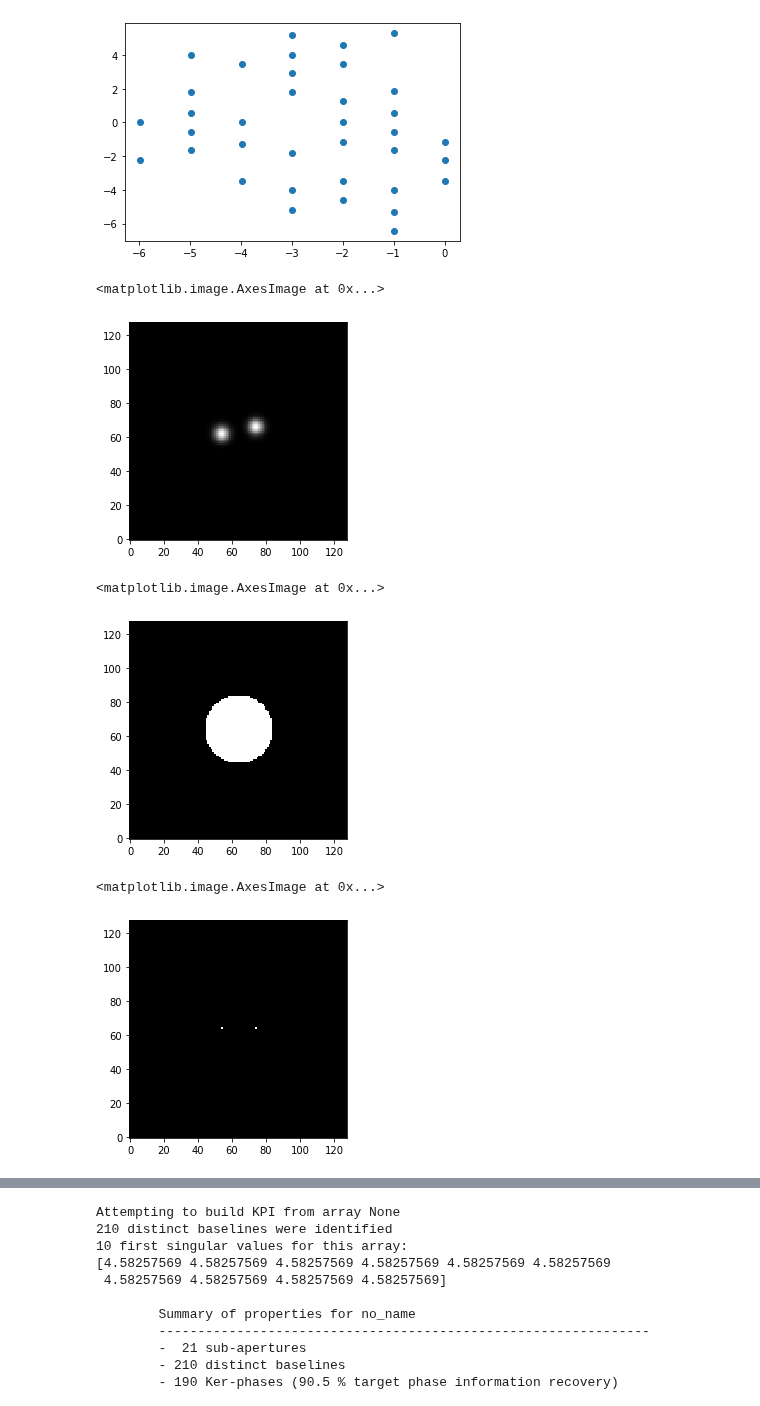
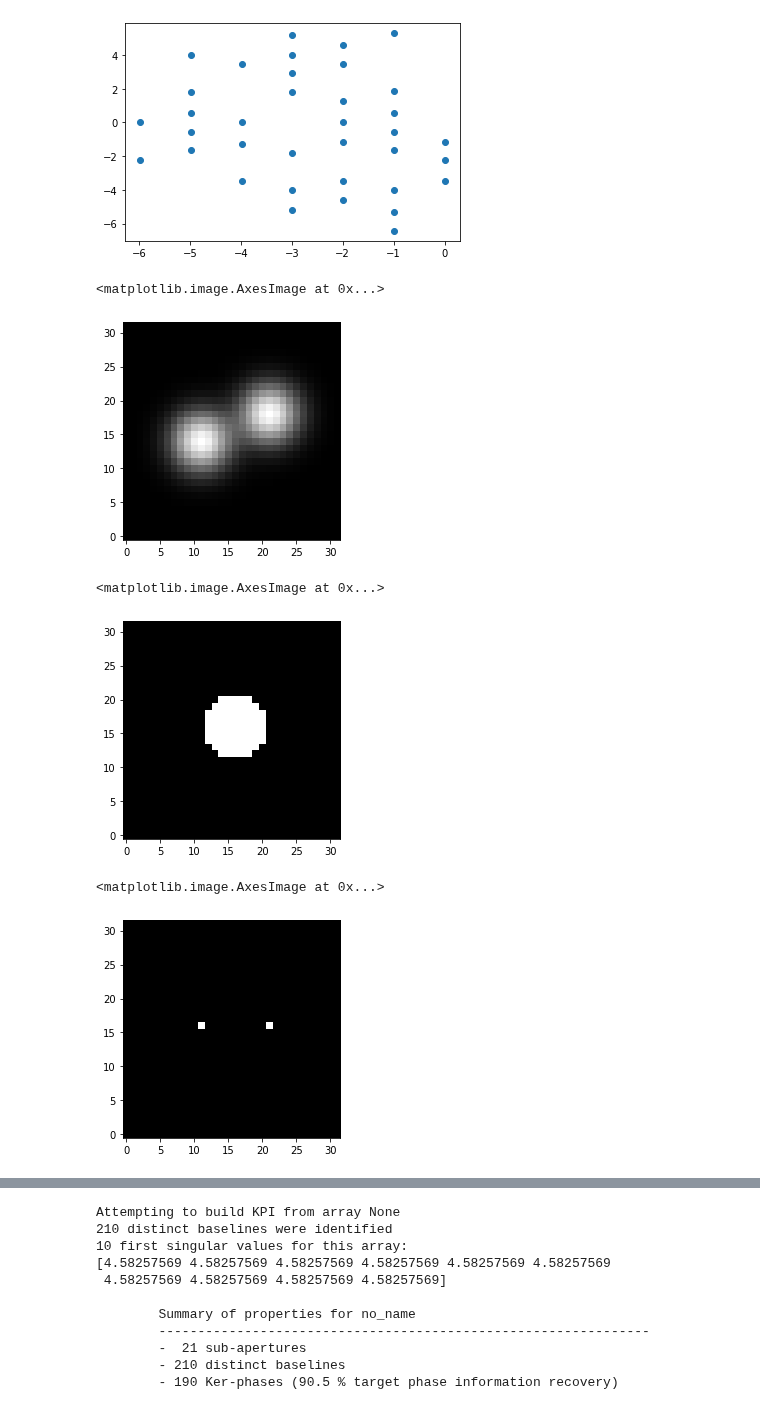
Before and after one commit to AlexandreAdam/ExoRIM, a Jupyter notebook: notebooks/exploration_xara.ipynb, the cells around one changed output, grey strips where cells are left out. Drawn from its saved outputs; the diff is of its cells as text; code cells hidden in the pictures.

```diff
--- a/notebooks/exploration_xara.ipynb
+++ b/notebooks/exploration_xara.ipynb
@@ -40,8 +40,8 @@ plt.scatter(tmt_virtual_aperture[:, 0], tmt_virtual_aperture[:, 1])
 <matplotlib.collections.PathCollection at 0x...>
 [figure]
 # %%
-cwavel = 0.5e-6 # Wavelength [m]
-ISZ = 128# Array size (number of pixel on a side)
+cwavel = 1e-6 # Wavelength [m]
+ISZ = 32# Array size (number of pixel on a side)
 pscale = 0.1 # plate scale [mas/pixel]
 m2pix = xara.core.mas2rad(pscale) * ISZ / cwavel  # [1/m] units for (u, v) Fourier space
 m2pix
@@ -70,37 +57,37 @@ plt.scatter(kpi.UVC[:, 0], kpi.UVC[:, 1])
 <matplotlib.collections.PathCollection at 0x...>
 [figure]
 # %%
-image_coords = np.arange(128) - 128 / 2.
+image_coords = np.arange(ISZ) - ISZ / 2.
 xx, yy = np.meshgrid(image_coords, image_coords)
 image = np.zeros_like(xx)
-rho_squared = (xx - 10) ** 2 + (yy-2) ** 2
+rho_squared = (xx - 5) ** 2 + (yy-2) ** 2
 image += np.exp(-0.5 * (rho_squared / 3 ** 2))
-rho_squared = (xx + 10) ** 2 + (yy+2) ** 2
+rho_squared = (xx + 5) ** 2 + (yy+2) ** 2
 image += np.exp(-0.5 * (rho_squared / 3 ** 2))
 plt.imshow(image, cmap="gray")
 # %% [output]
 <matplotlib.image.AxesImage at 0x...>
-[figure, old version]
+[figure, new version]
 # %%
-image_coords = np.arange(128) - 128 / 2.
+image_coords = np.arange(ISZ) - ISZ / 2.
 xx, yy = np.meshgrid(image_coords, image_coords)
 image2 = np.zeros_like(xx)
 rho_squared = (xx) ** 2 + (yy) ** 2
-image2 += rho_squared**(1/2) < 20
+image2 += rho_squared**(1/2) < 5
 plt.imshow(image2, cmap="gray")
 # %% [output]
 <matplotlib.image.AxesImage at 0x...>
-[figure, old version]
+[figure, new version]
 # %%
 image3 = np.zeros_like(image)
-rho1 = (xx - 10)**2 + (yy)**2
+rho1 = (xx - 5)**2 + (yy)**2
 image3 += rho1 < 1
-rho1 = (xx + 10)**2 + (yy)**2
+rho1 = (xx + 5)**2 + (yy)**2
 image3 += rho1 < 1
 plt.imshow(image3, cmap="gray")
 # %% [output]
 <matplotlib.image.AxesImage at 0x...>
-[figure, old version]
+[figure, new version]
 # %%
 image4 = np.zeros_like(image)
 rho =np.sqrt(rho_squared)
```
Also changed, not shown: parts of 14 cells of this notebook, 6 other files.
